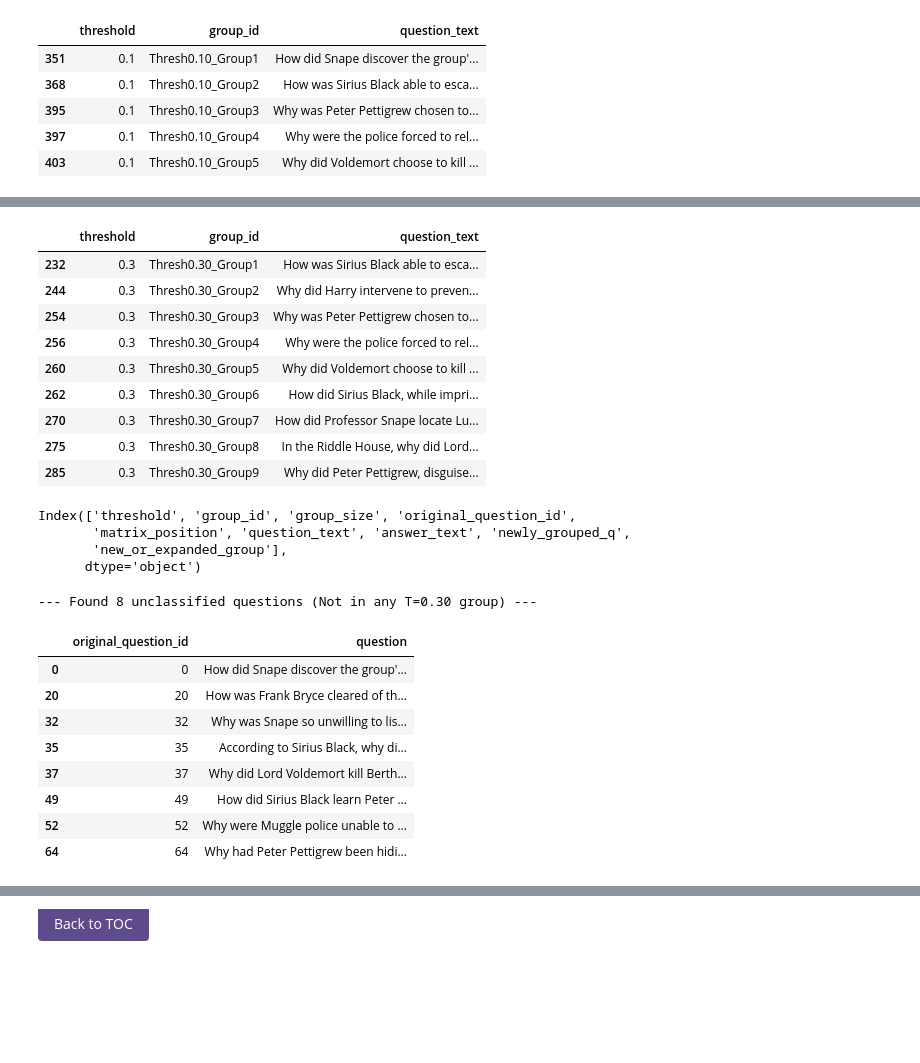
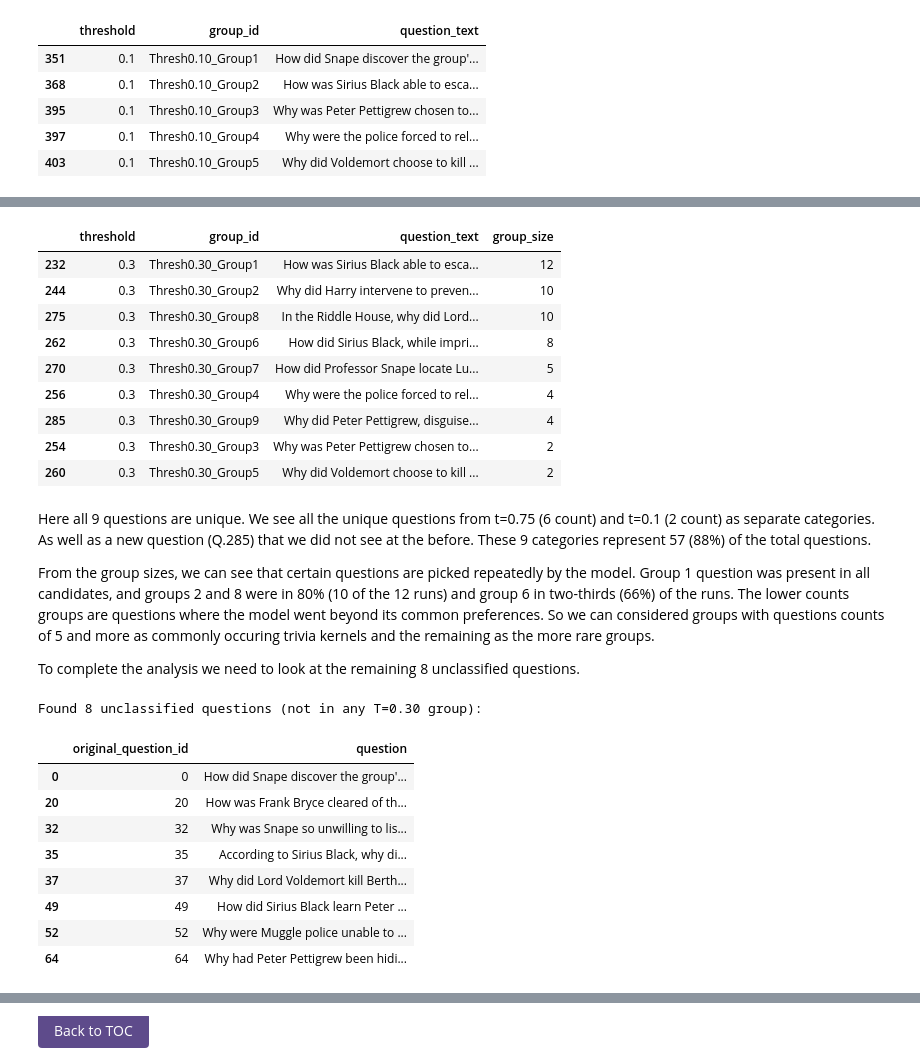
Before and after one commit to RSipra/semantic_verification_engine, a Jupyter notebook: notebooks/03_generating_new_questions/03-1_prompt_engineering.ipynb, the cells around one changed output, grey strips where cells are left out. Drawn from its saved outputs; the diff is of its cells as text; code cells hidden in the pictures; blank space fills up the shorter version.

```diff
--- a/notebooks/03_generating_new_questions/03-1_prompt_engineering.ipynb
+++ b/notebooks/03_generating_new_questions/03-1_prompt_engineering.ipynb
@@ -665,5 +690,6 @@ Merged data frame shape: (65, 20)
 # %%
-columns = ['temperature', 'candidate_num','question_index_in_file','question_text', 'answer_text', 'difficulty','source_chapters']
+columns = ['temperature', 'candidate_num','question_index_in_file','question_text', 'answer_text', 'difficulty',
+           'source_chapters','source_quote']
 results_df = merged_df[columns].sort_values(by=['temperature', 'candidate_num','question_index_in_file']).copy()
 results_df = results_df.reset_index(drop=True).rename(columns={'question_index_in_file':'question_index'})
 results_df.head()
@@ -1024,44 +1143,47 @@ display(first_question_of_each_group[['threshold', 'group_id', 'question_text']]
 # %%
+# filter by threshold
 threshold = (qq_duplicate_groups_detailed_df['threshold']==0.3)
-unique_questions_df = qq_duplicate_groups_detailed_df[threshold][['threshold', 'group_id','question_text']]
-first_question_of_each_group = unique_questions_df.drop_duplicates(subset=['group_id'], keep='first')
-display(first_question_of_each_group[['threshold', 'group_id', 'question_text']])
+unique_questions_df = qq_duplicate_groups_detailed_df[threshold][['original_question_id','threshold', 'group_id','question_text','group_size']]
+# identify the first question of each group as representative and sort results by group size (more common questions first)
+first_question_of_each_group = unique_questions_df.drop_duplicates(subset=['group_id'], keep='first').sort_values(by='group_size', ascending=False)
+# display results
+display(first_question_of_each_group[['threshold', 'group_id', 'question_text', 'group_size']])
 # %% [output]
-|  | threshold | group_id | question_text |
-| 232 | 0.3 | Thresh0.30_Group1 | How was Sirius Black able to esca... |
-| 244 | 0.3 | Thresh0.30_Group2 | Why did Harry intervene to preven... |
-| 254 | 0.3 | Thresh0.30_Group3 | Why was Peter Pettigrew chosen to... |
-| 256 | 0.3 | Thresh0.30_Group4 | Why were the police forced to rel... |
-| 260 | 0.3 | Thresh0.30_Group5 | Why did Voldemort choose to kill ... |
-| 262 | 0.3 | Thresh0.30_Group6 | How did Sirius Black, while impri... |
-| 270 | 0.3 | Thresh0.30_Group7 | How did Professor Snape locate Lu... |
-| 275 | 0.3 | Thresh0.30_Group8 | In the Riddle House, why did Lord... |
-| 285 | 0.3 | Thresh0.30_Group9 | Why did Peter Pettigrew, disguise... |
+|  | threshold | group_id | question_text | group_size |
+| 232 | 0.3 | Thresh0.30_Group1 | How was Sirius Black able to esca... | 12 |
+| 244 | 0.3 | Thresh0.30_Group2 | Why did Harry intervene to preven... | 10 |
+| 275 | 0.3 | Thresh0.30_Group8 | In the Riddle House, why did Lord... | 10 |
+| 262 | 0.3 | Thresh0.30_Group6 | How did Sirius Black, while impri... | 8 |
+| 270 | 0.3 | Thresh0.30_Group7 | How did Professor Snape locate Lu... | 5 |
+| 256 | 0.3 | Thresh0.30_Group4 | Why were the police forced to rel... | 4 |
+| 285 | 0.3 | Thresh0.30_Group9 | Why did Peter Pettigrew, disguise... | 4 |
+| 254 | 0.3 | Thresh0.30_Group3 | Why was Peter Pettigrew chosen to... | 2 |
+| 260 | 0.3 | Thresh0.30_Group5 | Why did Voldemort choose to kill ... | 2 |
-# %%
-qq_duplicate_groups_detailed_df.columns
-# %% [output]
-Index(['threshold', 'group_id', 'group_size', 'original_question_id',
-       'matrix_position', 'question_text', 'answer_text', 'newly_grouped_q',
-       'new_or_expanded_group'],
-      dtype='object')
+# %% [markdown]
+Here all 9 questions are unique. We see all the unique questions from t=0.75 (6 count) and t=0.1 (2 count) as separate categories. As well as a new question (Q.285) that we did not see at the before. These 9 categories represent 57 (88%) of the total questions.
+
+From the group sizes, we can see that certain questions are picked repeatedly by the model. Group 1 question was present in all candidates, and groups 2 and 8 were in 80% (10 of the 12 runs) and group 6 in two-thirds (66%) of the runs. The lower counts groups are questions where the model went beyond its common preferences. So we can considered groups with questions counts of 5 and more as commonly occuring trivia kernels and the remaining as the more rare groups.
+
+To complete the analysis we need to look at the remaining 8 unclassified questions.
 # %%
-# 1. Get all questions that *are* in a group at the 0.30 threshold.
+## Identify unclassified questions at T=0.30
+
+# get all questions that *are* in a group at the 0.30 threshold.
 grouped_ids_at_30 = qq_duplicate_groups_detailed_df.loc[
     qq_duplicate_groups_detailed_df['threshold'] == 0.3, 'original_question_id'].to_list()
 
-# 2. Get the list of ALL 65 question IDs from your master DataFrame
+# get the list of all 65 question ids from the main df
 all_question_ids = df_analysis['original_question_id'].unique()
 
-# 3. Filter 'df_analysis' (your master list of 65) to find the rows
-#    whose 'original_question_id' is *NOT IN* the list of grouped IDs.
+# find unique questions (the ids not in any of the 9 groups)
 is_not_grouped = ~df_analysis['original_question_id'].isin(grouped_ids_at_30)
 ungrouped_questions_df = df_analysis[is_not_grouped]
 
-# 4. Display the results
-print(f"\n--- Found {len(ungrouped_questions_df)} unclassified questions (Not in any T=0.30 group) ---")
+# display results
+print(f"Found {len(ungrouped_questions_df)} unclassified questions (not in any T=0.30 group):")
 display(ungrouped_questions_df[['original_question_id', 'question']])
 # %% [output]
---- Found 8 unclassified questions (Not in any T=0.30 group) ---
+Found 8 unclassified questions (not in any T=0.30 group):
 |  | original_question_id | question |
 | 0 | 0 | How did Snape discover the group'... |
 | 20 | 20 | How was Frank Bryce cleared of th... |
```
Also changed, not shown: parts of 93 cells of this notebook, 23 other files.
